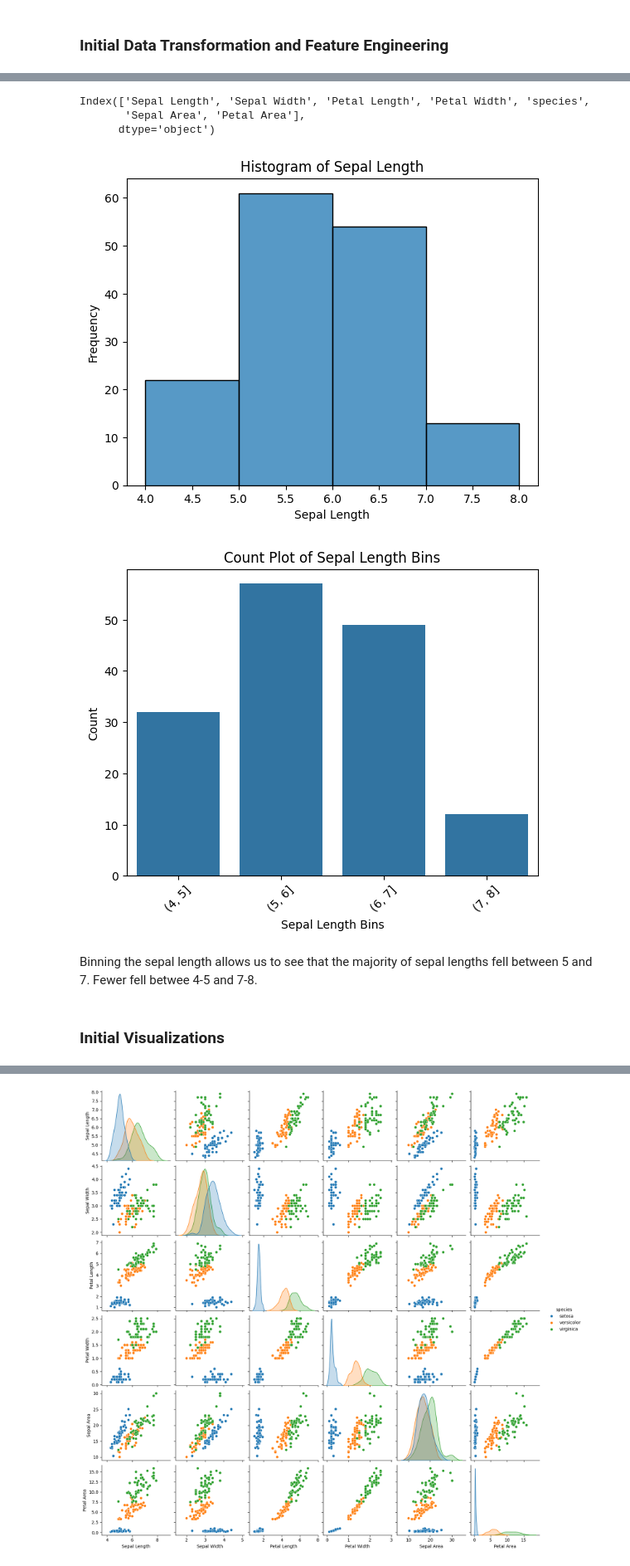
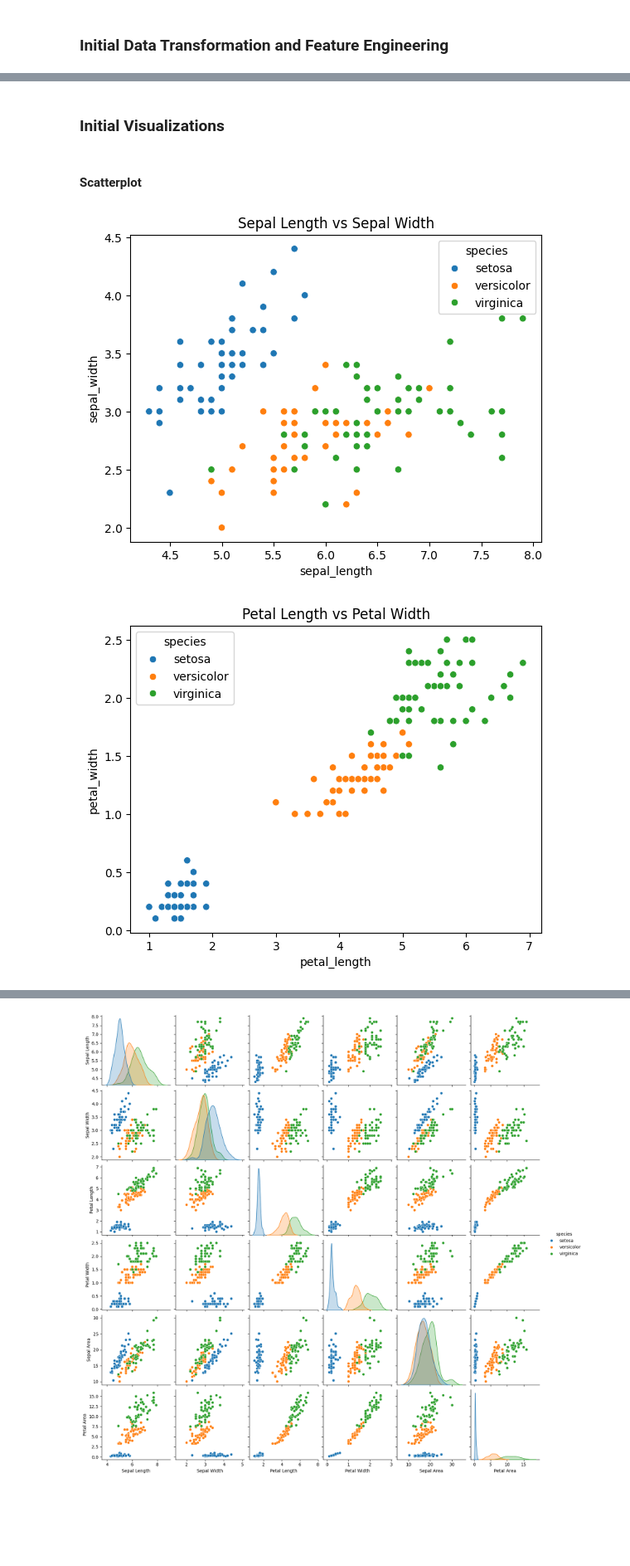
Before and after one commit to BethSpornitz/datafun-04-jupyter, a Jupyter notebook: bethspornitz_eda.ipynb, the cells around one changed output, grey strips where cells are left out. Shown at 83% size. Drawn from its saved outputs; the diff is of its cells as text; code cells hidden in the pictures; blank space fills up the shorter version.

```diff
--- a/bethspornitz_eda.ipynb
+++ b/bethspornitz_eda.ipynb
@@ -170,35 +237,15 @@ df['Petal Area'] = df['Petal Length'] * df['Petal Width']
-# %%
-
-
-#Binning Data
-iris = sns.load_dataset('iris')
-# Define bins
-bins = [4, 5, 6, 7, 8]
-
-# Create a new column in the dataframe with bin labels
-iris['Sepal Length Binned'] = pd.cut(iris['sepal_length'], bins=bins)
-
-# Plot histogram with Seaborn
-sns.histplot(data=iris, x='sepal_length', bins=bins, kde=False)
-plt.xlabel('Sepal Length')
-plt.ylabel('Frequency')
-plt.title('Histogram of Sepal Length')
-plt.show()
-
-# Plot count plot for binned sepal length
-sns.countplot(data=iris, x='Sepal Length Binned')
-plt.xlabel('Sepal Length Bins')
-plt.ylabel('Count')
-plt.title('Count Plot of Sepal Length Bins')
-plt.xticks(rotation=45)
-plt.show()
-# %% [output]
-Index(['Sepal Length', 'Sepal Width', 'Petal Length', 'Petal Width', 'species',
-       'Sepal Area', 'Petal Area'],
-      dtype='object')
-[figure, removed]
-[figure, removed]
-# %% [markdown]
-Binning the sepal length allows us to see that the majority of sepal lengths fell between 5 and 7.  Fewer fell betwee 4-5 and 7-8.
 # %% [markdown]
 ### Initial Visualizations
+# %% [markdown]
+#### Scatterplot
+# %%
+sns.scatterplot(x='sepal_length', y='sepal_width', hue='species', data=iris)
+plt.title('Sepal Length vs Sepal Width')
+plt.show()
+
+sns.scatterplot(x='petal_length', y='petal_width', hue='species', data=iris)
+plt.title('Petal Length vs Petal Width')
+plt.show()
+# %% [output]
+[figure, added]
+[figure, added]
```
Also changed, not shown: parts of 17 cells of this notebook, 1 other file.
